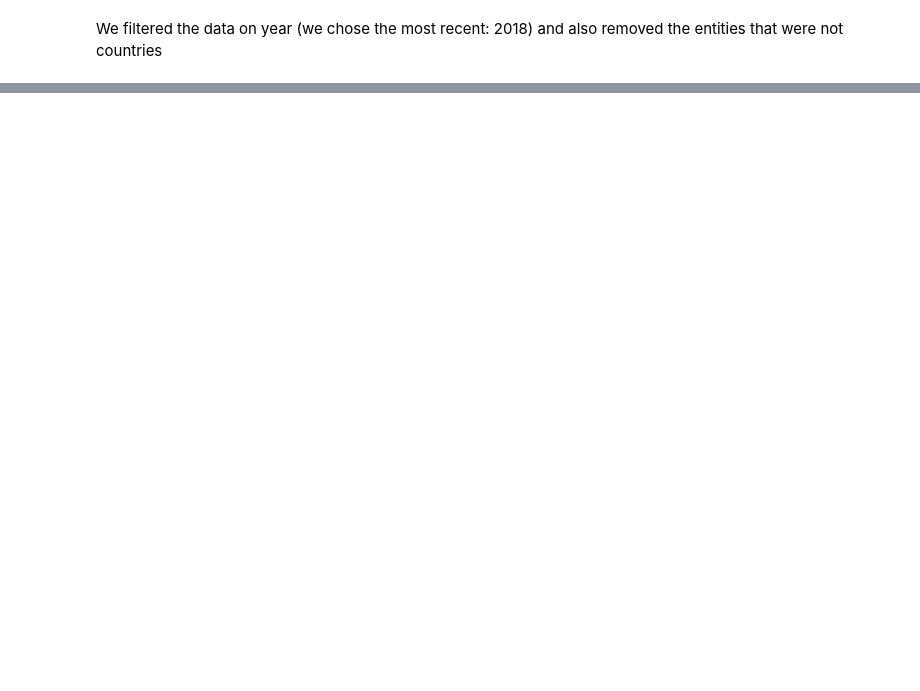
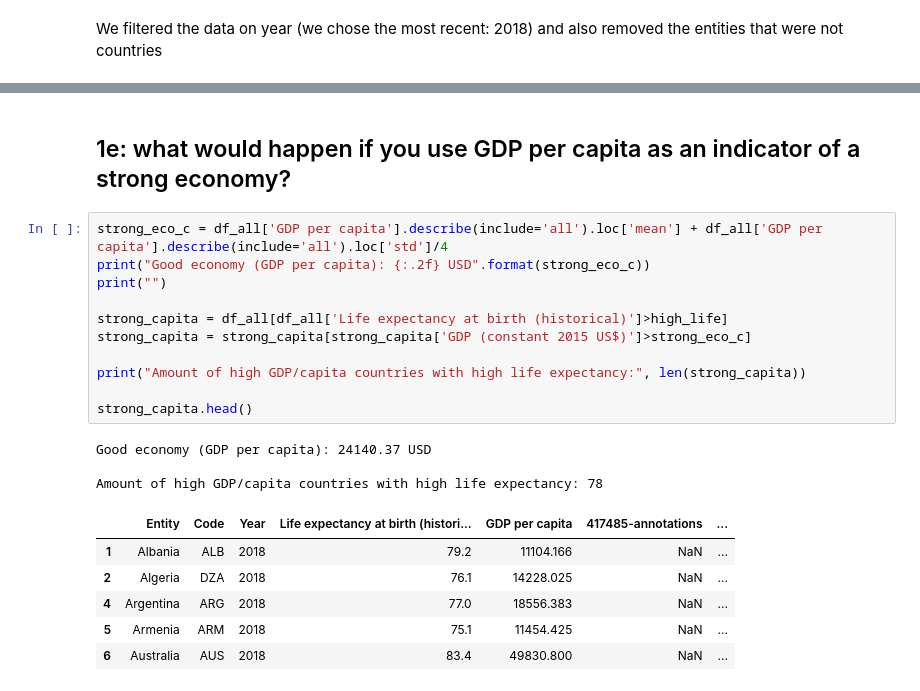
Before and after one commit to larissablom/Intro-Data-Science-and-AI, a Jupyter notebook: assignment1/Assignment 1.ipynb, the cells around one changed output, grey strips where cells are left out. Cells and saved outputs as stored; diff of their text form; blank space fills up the shorter version.

```diff
--- a/assignment1/Assignment 1.ipynb
+++ b/assignment1/Assignment 1.ipynb
@@ -182,0 +197,23 @@ United Arab Emirates
+# %% [markdown]
+## 1e: what would happen if you use GDP per capita as an indicator of a strong economy?
+# %%
+strong_eco_c = df_all['GDP per capita'].describe(include='all').loc['mean'] + df_all['GDP per capita'].describe(include='all').loc['std']/4
+print("Good economy (GDP per capita): {:.2f} USD".format(strong_eco_c))
+print("")
+
+strong_capita = df_all[df_all['Life expectancy at birth (historical)']>high_life]
+strong_capita = strong_capita[strong_capita['GDP (constant 2015 US$)']>strong_eco_c]
+
+print("Amount of high GDP/capita countries with high life expectancy:", len(strong_capita))
+
+strong_capita.head()
+# %% [output]
+Good economy (GDP per capita): 24140.37 USD
+
+Amount of high GDP/capita countries with high life expectancy: 78
+|  | Entity | Code | Year | Life expectancy at birth (histori... | GDP per capita | 417485-annotations | ... |
+| 1 | Albania | ALB | 2018 | 79.2 | 11104.166 | NaN | ... |
+| 2 | Algeria | DZA | 2018 | 76.1 | 14228.025 | NaN | ... |
+| 4 | Argentina | ARG | 2018 | 77.0 | 18556.383 | NaN | ... |
+| 5 | Armenia | ARM | 2018 | 75.1 | 11454.425 | NaN | ... |
+| 6 | Australia | AUS | 2018 | 83.4 | 49830.800 | NaN | ... |
```
Also changed, not shown: parts of 24 cells of this notebook.
